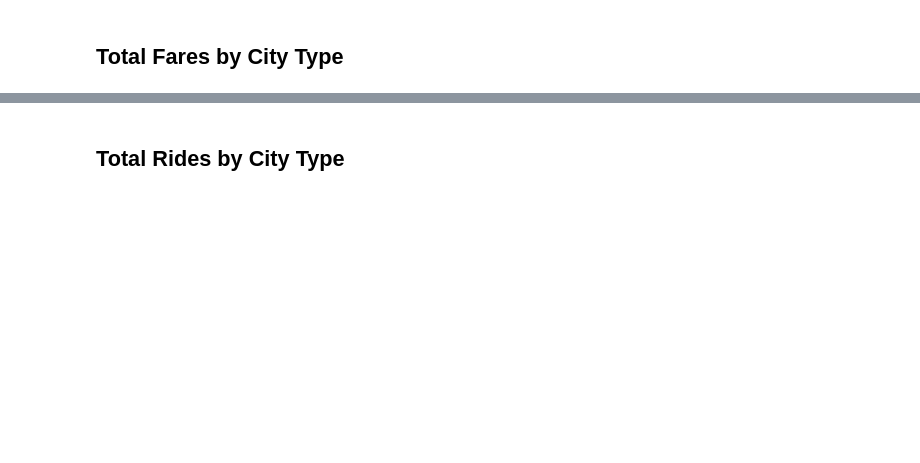
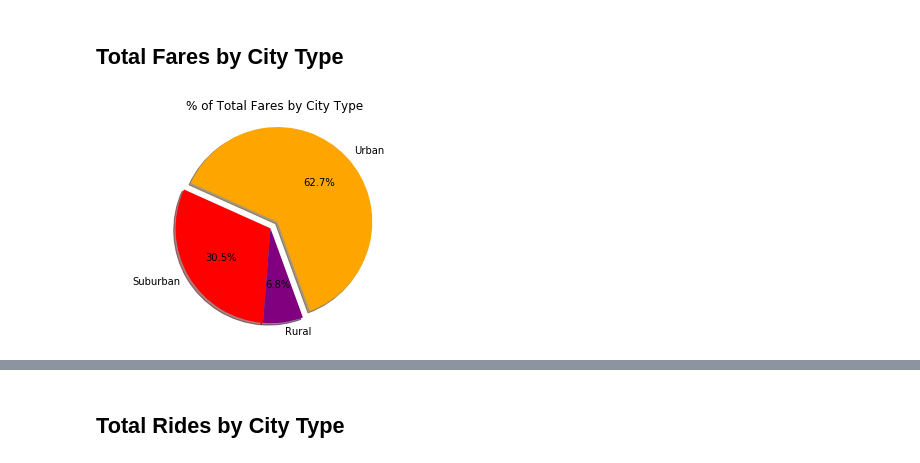
Before and after one commit to sanjaysuresh15/HW_MATPLOT, a Jupyter notebook: MATPLOT.ipynb, the cells around one changed output, grey strips where cells are left out. Drawn from its saved outputs; the diff is of its cells as text; code cells hidden in the pictures; blank space fills up the shorter version.

Commit message:
hw matplot

```diff
--- a/MATPLOT.ipynb
+++ b/MATPLOT.ipynb
@@ -12,10 +12,12 @@ ride_data = "ride_data.csv"
 # Read the City and Ride Data
 
 city_data_df = pd.read_csv("../Stuff/city_data.csv")
-#ride_data = pd.read_csv("Desktop/HW_MATPLOT/city_data.csv")
+ride_data_df = pd.read_csv("../Stuff/ride_data.csv")
 
 # Combine the data into a single dataset
 
-
+city_ride = pd.merge(city_data_df, ride_data_df,
+                                 how='outer', on='city')
 
 # Display the data table for preview
+city_ride.head()
@@ -70,2 +99,42 @@ plt.show()
+# %%
+# Calculate Type Percents
+
+df10 = city_ride.groupby('type').fare.sum()
+df10
+df11 = city_ride.fare.sum()
+#urban1 = [df10.at(1, 2)]
+#sub1 = [df10.at(2, 2)]
+#rur1 = [df10.at(3, 3)]
+df22 = df10.loc['Urban']
+df23 = df10.loc['Suburban']
+df24 = df10.loc['Rural']
+
+urban_percent = (df22/df11)*100
+sur_percent = (df23/df11)*100
+ru_percent =  (df24/df11)*100
+
+colors = ["orange","red","purple"]
+
+type = ["Urban", "Suburban", "Rural"]
+
+
+explode = (0.1,0,0)
+
+# Build Pie Chart
+y = [urban_percent,
+sur_percent,
+ru_percent]
+
+plt.pie(y, explode=explode, labels=type, colors=colors,
+        autopct="%1.1f%%", shadow=True, startangle=290)
+
+
+plt.axis("equal")
+
+plt.title("% of Total Fares by City Type")
+plt.show()
+# Save Figure
+# %% [output]
+[figure, added]
 # %%
 # Show Figure
```
Also changed, not shown: parts of 14 cells of this notebook.
